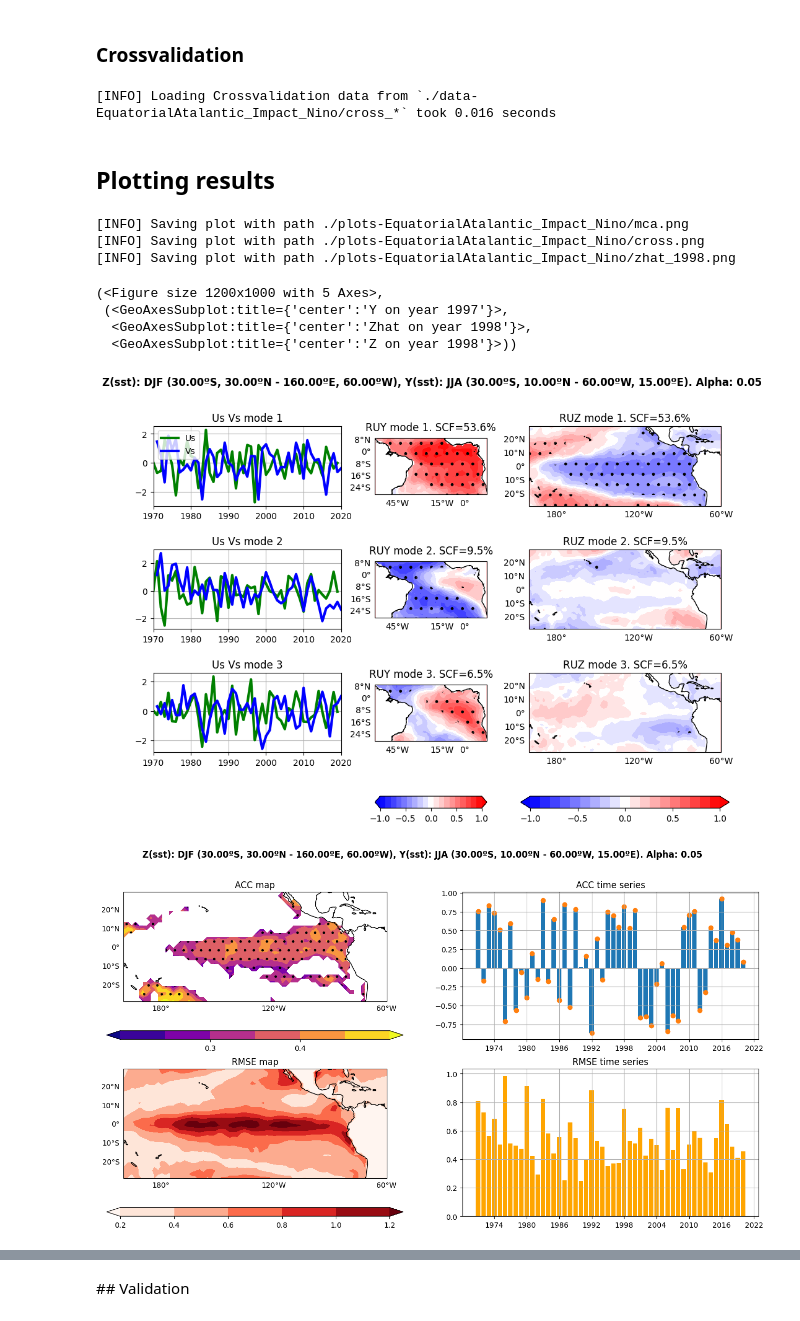
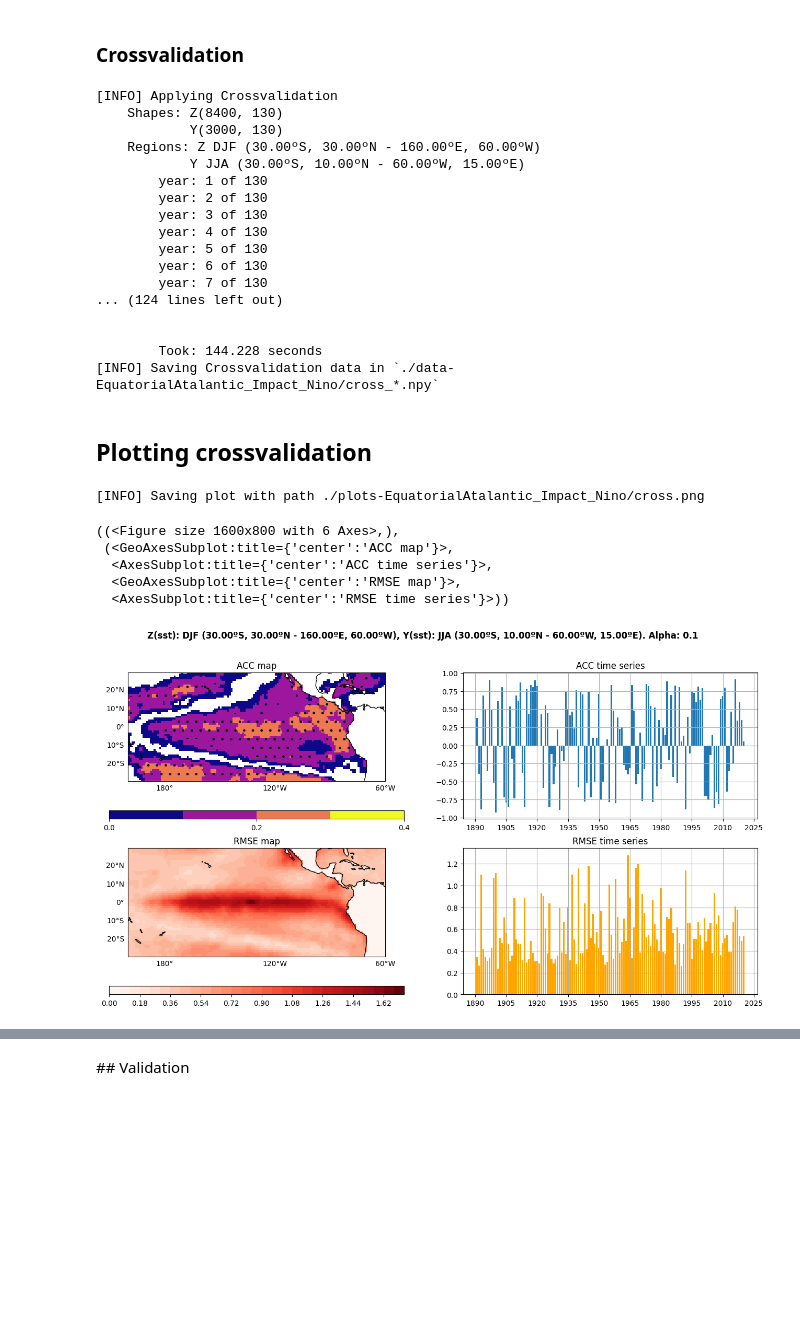
Before and after one commit to pabloduran016/Spy4CastManual, a Jupyter notebook: EquatorialAtlantic_Impact_Nino.ipynb, the cells around one changed output, grey strips where cells are left out. Saved outputs shown, nothing was run; the diff lists cells and outputs as text; code cells hidden in the pictures; blank space fills up the shorter version.

```diff
--- a/EquatorialAtlantic_Impact_Nino.ipynb
+++ b/EquatorialAtlantic_Impact_Nino.ipynb
@@ -9,20 +15,18 @@ import numpy as np
 # %%
 # We will use sea surface temperature both for dataset and predictor, but
 # with differnt regions
-predictor = Dataset("HadISST_sst_chopped.nc", "./datasets").open("sst").slice(
+predictor = Dataset("HadISST_sst.nc", "./datasets").open("sst").slice(
     Region(lat0=-30, latf=10,
            lon0=-60, lonf=15,
            month0=Month.JUN, monthf=Month.AUG,
-           year0=1970, yearf=2019),
-    skip=1
+           year0=1890, yearf=2019),
 )
-predictand = Dataset("HadISST_sst_chopped.nc", "./datasets").open("sst").slice(
+predictand = Dataset("HadISST_sst.nc", "./datasets").open("sst").slice(
     Region(lat0=-30, latf=30,
            lon0=-200, lonf=-60,
            month0=Month.DEC, monthf=Month.FEB,
            # year0, yearf refer to monthf -> will span from DEC 1970 to FEB 2020
-           year0=1971, yearf=2020),
-    skip=1
+           year0=1891, yearf=2020),
 )
 #  There is a lag of 6 months (from June to December)
 # %% [markdown]
@@ -31,7 +35,7 @@ predictand = Dataset("HadISST_sst_chopped.nc", "./datasets").open("sst").slice(
 ### Preprocessing
 # %%
 # First step. Preprocess variables: anomaly and reshaping
-predictor_preprocessed = Preprocess(predictor, period=8, order=4)
+predictor_preprocessed = Preprocess(predictor, period=7, order=4)
 predictor_preprocessed.save("y_", "./data-EquatorialAtalantic_Impact_Nino/")
 # Save matrices as .npy for fast loading. To load use:
 # predictor_preprocessed = Preprocess.load("y_",
@@ -50,8 +54,8 @@ predictand_preprocessed.save("z_", "./data-EquatorialAtalantic_Impact_Nino/")
 # %%
 # Second step. MCA: expansion coefficients and correlation and regression maps
 nm = 3
-alpha = 0.05
-#mca = MCA(predictor_preprocessed, predictand_preprocessed, nm, alpha)
+alpha = 0.1
+mca = MCA(predictor_preprocessed, predictand_preprocessed, nm, alpha)
 mca.save("mca_", "./data-EquatorialAtalantic_Impact_Nino/")
 # mca = MCA.load("mca_", "./data-EquatorialAtalantic_Impact_Nino/",
 #     dsy=predictor_preprocessed, dsz=predictand_preprocessed)
@@ -61,31 +124,44 @@ mca.save("mca_", "./data-EquatorialAtalantic_Impact_Nino/")
 ### Crossvalidation
 # %%
 # Third step. Crossvalidation: skill and hidcast evaluation and products
-cross = Crossvalidation(predictor_preprocessed, predictand_preprocessed, nm, alpha)
+# num_svdvals=1 to speed up calculation (we don't need precise scf)
+cross = Crossvalidation(predictor_preprocessed, predictand_preprocessed, nm=1, alpha=alpha, num_svdvals=1)
 cross.save("cross_", "./data-EquatorialAtalantic_Impact_Nino/")
-# cross = Crossvalidation.load("cross_", "./data-EquatorialAtalantic_Impact_Nino/",
+# cross = Crossvalidation.load("cross_", "./data-EquatorialAtalantic_Impact_Nino/",
 #     dsy=predictor_preprocessed, dsz=predictand_preprocessed)
 # %% [output]
-[INFO] Loading Crossvalidation data from `./data-EquatorialAtalantic_Impact_Nino/cross_*` took 0.016 seconds
+[INFO] Applying Crossvalidation
+    Shapes: Z(8400, 130)
+            Y(3000, 130)
+    Regions: Z DJF (30.00ºS, 30.00ºN - 160.00ºE, 60.00ºW)
+            Y JJA (30.00ºS, 10.00ºN - 60.00ºW, 15.00ºE)
+        year: 1 of 130
+        year: 2 of 130
+        year: 3 of 130
+        year: 4 of 130
+        year: 5 of 130
+        year: 6 of 130
+        year: 7 of 130
+... (124 lines left out)
+
+
+        Took: 144.228 seconds
+[INFO] Saving Crossvalidation data in `./data-EquatorialAtalantic_Impact_Nino/cross_*.npy`
 # %% [markdown]
-## Plotting results
+## Plotting crossvalidation
 # %%
-mca.plot(save_fig=True, name="mca.png",
-         folder="./plots-EquatorialAtalantic_Impact_Nino/",
-         ruy_ticks=[-1, -0.5, 0, 0.5, 1], ruz_ticks=[-1, -0.5, 0, 0.5, 1])
-cross.plot(save_fig=True, name="cross.png",
-           cmap="plasma", map_levels=[0.20, 0.25, 0.3, 0.35, 0.40, 0.45, 0.50,],
+cross.plot(save_fig=True, name="cross.png", plot_type="pcolor",
+           nm=1,
+           cmap="plasma", map_levels=np.arange(0, 0.41, .1), map_ticks=np.arange(0, 0.41, .2),
            folder="./plots-EquatorialAtalantic_Impact_Nino/")
-cross.plot_zhat(1998, figsize=(12, 10), save_fig=True, name="zhat_1998.png",
-                folder="./plots-EquatorialAtalantic_Impact_Nino/",
-                z_levels=np.linspace(-2, 2, 10), z_ticks=np.linspace(-2, 2, 5))
+# cross.plot_zhat(1998, figsize=(12, 10), save_fig=True, name="zhat_1998.png",
+#                 folder="./plots-EquatorialAtalantic_Impact_Nino/",
+#                 z_levels=np.linspace(0, 2, 10), z_ticks=np.linspace(-2, 2, 5))
 # %% [output]
-[INFO] Saving plot with path ./plots-EquatorialAtalantic_Impact_Nino/mca.png
 [INFO] Saving plot with path ./plots-EquatorialAtalantic_Impact_Nino/cross.png
-[INFO] Saving plot with path ./plots-EquatorialAtalantic_Impact_Nino/zhat_1998.png
-(<Figure size 1200x1000 with 5 Axes>,
- (<GeoAxesSubplot:title={'center':'Y on year 1997'}>,
-  <GeoAxesSubplot:title={'center':'Zhat on year 1998'}>,
-  <GeoAxesSubplot:title={'center':'Z on year 1998'}>))
+((<Figure size 1600x800 with 6 Axes>,),
+ (<GeoAxesSubplot:title={'center':'ACC map'}>,
+  <AxesSubplot:title={'center':'ACC time series'}>,
+  <GeoAxesSubplot:title={'center':'RMSE map'}>,
+  <AxesSubplot:title={'center':'RMSE time series'}>))
-[figure, old version]
+[figure, new version]
-[figure, removed]
```
Also changed, not shown: parts of 27 cells of this notebook, 19 other files.
